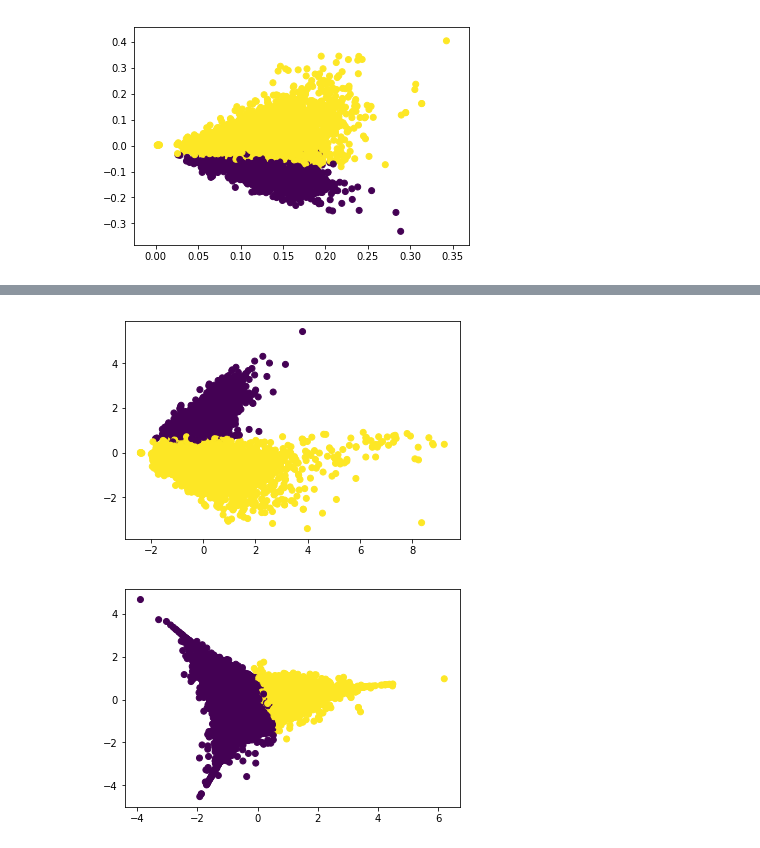
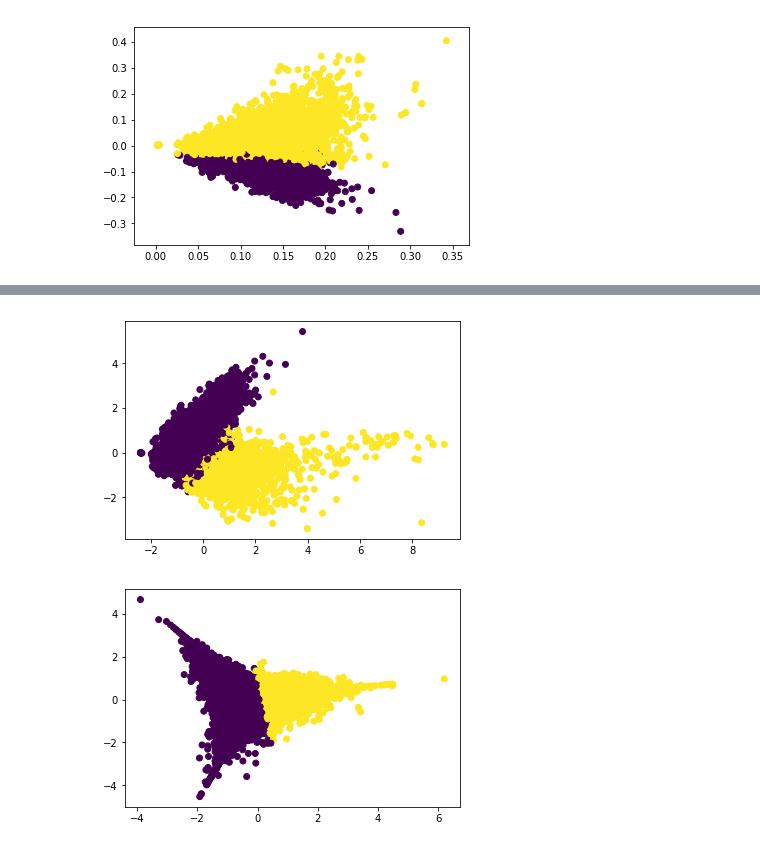
Before and after one commit to kehkashan22/ee219-project2, a Jupyter notebook: Project 2.ipynb, the cells around one changed output, grey strips where cells are left out. Saved outputs shown, nothing was run; the diff lists cells and outputs as text; code cells hidden in the pictures.

```diff
--- a/Project 2.ipynb
+++ b/Project 2.ipynb
@@ -273,17 +273,17 @@ SyntaxError: unexpected EOF while parsing (<ipython-input-290-47dd5dc4986e>, lin
 # %%
 from sklearn import preprocessing
 
 X_scaled_svd = preprocessing.scale(X_svd_best)
-
-transform_and_plot(X_scaled_svd, y_svd)
+y_scaled_svd = kmeans(X_scaled_svd).labels_
+transform_and_plot(X_scaled_svd, y_scaled_svd)
 # %% [output]
-[figure, old version]
+[figure, new version]
 # %%
 X_scaled_nmf = preprocessing.scale(X_nmf_best)
-
-transform_and_plot(X_scaled_nmf, y_nmf)
+y_scaled_nmf = kmeans(X_scaled_nmf).labels_
+transform_and_plot(X_scaled_nmf, y_scaled_nmf)
 # %% [output]
-[figure, old version]
+[figure, new version]
 # %%
 import numpy as np
 import math
```
Also changed, not shown: parts of 15 cells of this notebook.
